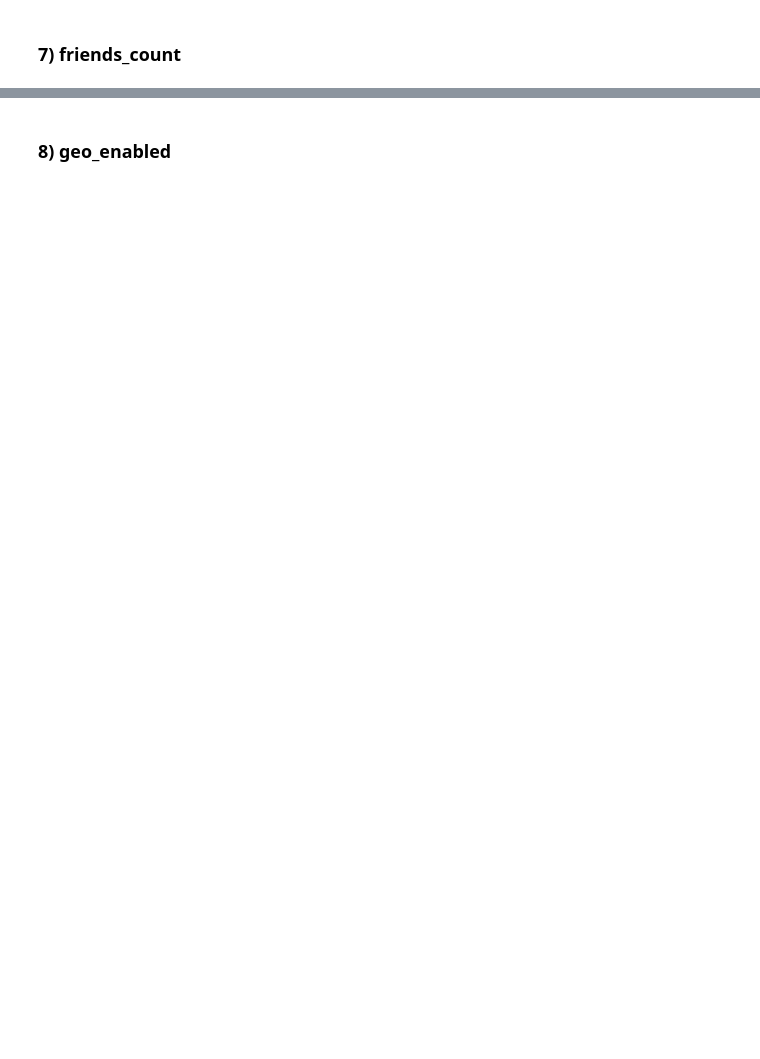
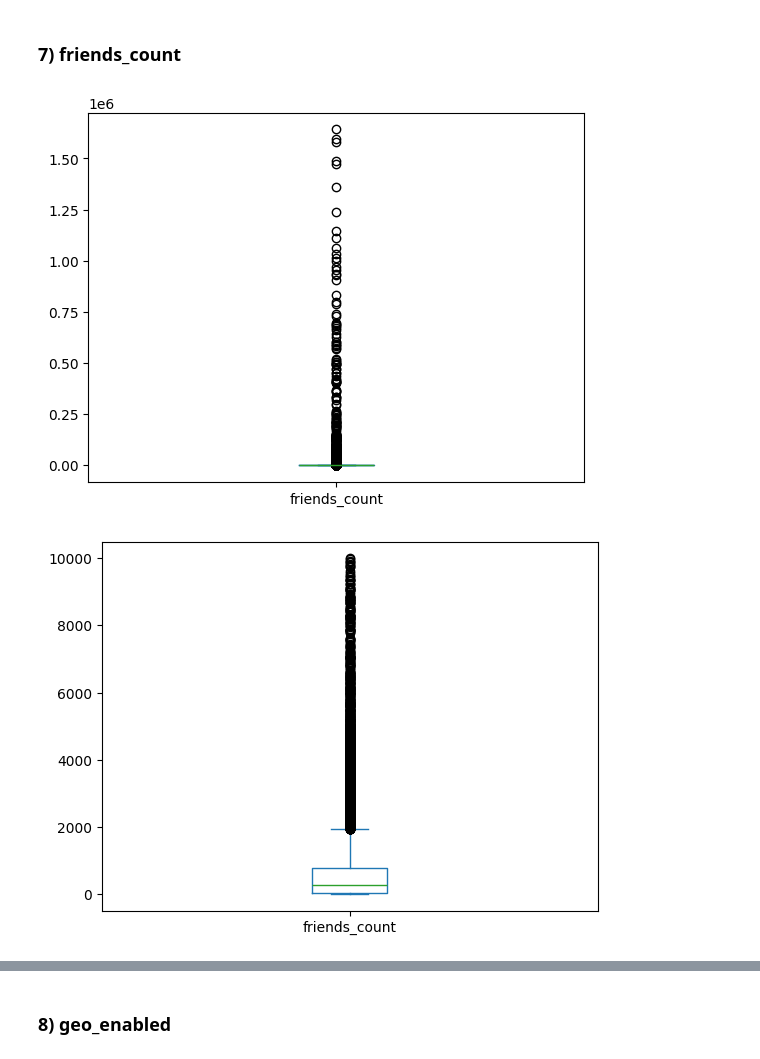
Before and after one commit to alexanderwilly/TwitterVerse_BotDetection, a Jupyter notebook: EDA.ipynb, the cells around one changed output, grey strips where cells are left out. Saved outputs shown, nothing was run; the diff lists cells and outputs as text; code cells hidden in the pictures; blank space fills up the shorter version.

```diff
--- a/EDA.ipynb
+++ b/EDA.ipynb
@@ -355,2 +406,13 @@ Bots relatively has lower `favourites_count` than real user, but not really a go
 # %% [markdown]
 ### 7) friends_count
+# %%
+df_train['friends_count'] = df_train['friends_count'].astype(int) # convert to int, if not done
+# %%
+df_train['friends_count'].plot(kind='box')
+plt.show()
+
+df_train[df_train['friends_count'] < 10000]['friends_count'].plot(kind='box')
+plt.show() # the data is right skewed
+# %% [output]
+[figure, added]
+[figure, added]
```
Also changed, not shown: parts of 43 cells of this notebook.
